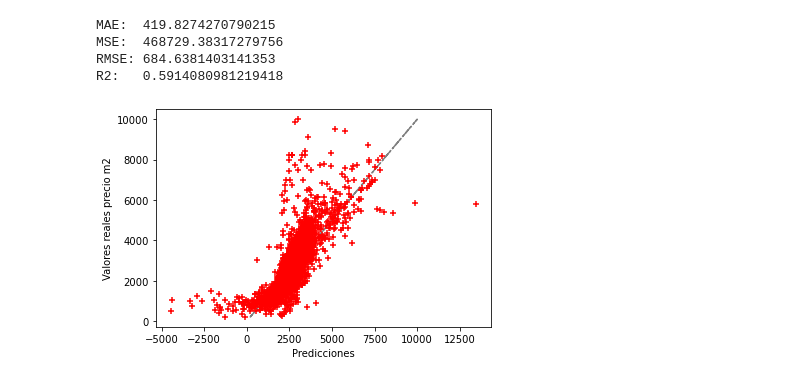
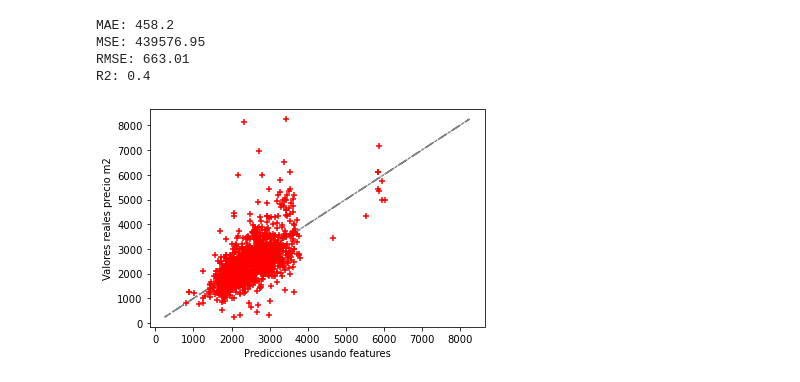
Before and after one commit to casagrandeale/TPDigitalHouse, a Jupyter notebook: tp/TP2.ipynb, the cells around one changed output. Drawn from its saved outputs; the diff is of its cells as text; code cells hidden in the pictures.

```diff
--- a/tp/TP2.ipynb
+++ b/tp/TP2.ipynb
@@ -5,8 +5,11 @@ import matplotlib.pyplot as plt
 import seaborn as sns
 from sklearn import metrics
 import statsmodels.api as sm
+from sklearn.preprocessing import StandardScaler
 
 data = pd.read_csv('dataset_caba.csv')
+
+data = data.loc[data.property_type != 'store']
 # %%
 #Convertimos a dummy la disposicion
 df_dummies = data
@@ -21,7 +24,12 @@ df_dummies = pd.concat([df_dummies, pd.get_dummies(data = data['property_type'],
 # %%
 # quitamos columnas
 
-df_dummies = df_dummies.drop(['Unnamed: 0','lat','lon','property_type','description','title','lat-lon','Point','place_name','place_name_normalized','disposicion'], axis=1)
+df_dummies = df_dummies.drop(['Unnamed: 0','price','surface_total_in_m2','surface_covered_in_m2','lat','lon','property_type','description','title','lat-lon','Point','place_name','place_name_normalized','disposicion'], axis=1)
 
 #Reseteo el index
 df_dummies.reset_index(inplace=True, drop=True)
+
+#df_dummies = df_dummies.loc[df_dummies.rooms < 7]
+#df_dummies = df_dummies.loc[df_dummies.price_usd_per_m2 < 5000]
+#df_dummies = df_dummies.loc[df_dummies.surface_total_in_m2 < 300]
+df_dummies.describe()
@@ -30,34 +73,33 @@ from sklearn import linear_model
 from sklearn.metrics import r2_score
 from sklearn.model_selection import train_test_split
 # %%
-X = df_dummies.drop(['price_usd_per_m2','rooms','floor'], axis = 1)
+
+X = df_dummies.drop(['price_usd_per_m2'], axis = 1)
 y = df_dummies['price_usd_per_m2']
 
 #Separamos en train y test
-X_train, X_test, y_train, y_test = train_test_split(X, y, test_size=0.25, random_state=123)
+X_train, X_test, y_train, y_test = train_test_split(X, y, test_size=0.20, random_state=500)
 # %%
 
-#Instanciamos el modelo
-linreg = linear_model.LinearRegression()
+lm = linear_model.LinearRegression()
+
 #Entrenamos el modelo
-linreg.fit(X_train, y_train)
-y_pred = linreg.predict(X_test)
+reg_lineal = lm.fit(X_train, y_train)
+ypred = reg_lineal.predict(X_test)
 
-print ('MAE: ', metrics.mean_absolute_error(y_test, y_pred))
-print ('MSE: ', metrics.mean_squared_error(y_test, y_pred))
-print ('RMSE:', np.sqrt(metrics.mean_squared_error(y_test, y_pred)))
-print ('R2:  ', metrics.r2_score(y_test, y_pred))
+print ('MAE:', metrics.mean_absolute_error(y_test, ypred).round(2))
+print ('MSE:', metrics.mean_squared_error(y_test, ypred).round(2))
+print ('RMSE:', np.sqrt(metrics.mean_squared_error(y_test, ypred)).round(2))
+print ('R2:', r2_score(y_test, ypred).round(2))
 
-
-# Graficamos el modelo
 plt.plot(y_test,y_test, '-.', c='grey')
-plt.scatter(y_pred, y_test, s=30, c='r', marker='+', zorder=10)
-plt.xlabel("Predicciones")
+plt.scatter(ypred, y_test, s=30, c='r', marker='+', zorder=10)
+plt.xlabel("Predicciones usando features")
 plt.ylabel("Valores reales precio m2")
 plt.show()
 # %% [output]
-MAE:  419.8274270790215
-MSE:  468729.38317279756
-RMSE: 684.6381403141353
-R2:   0.5914080981219418
+MAE: 458.2
+MSE: 439576.95
+RMSE: 663.01
+R2: 0.4
-[figure, old version]
+[figure, new version]
```
Also changed, not shown: parts of 13 cells of this notebook.
